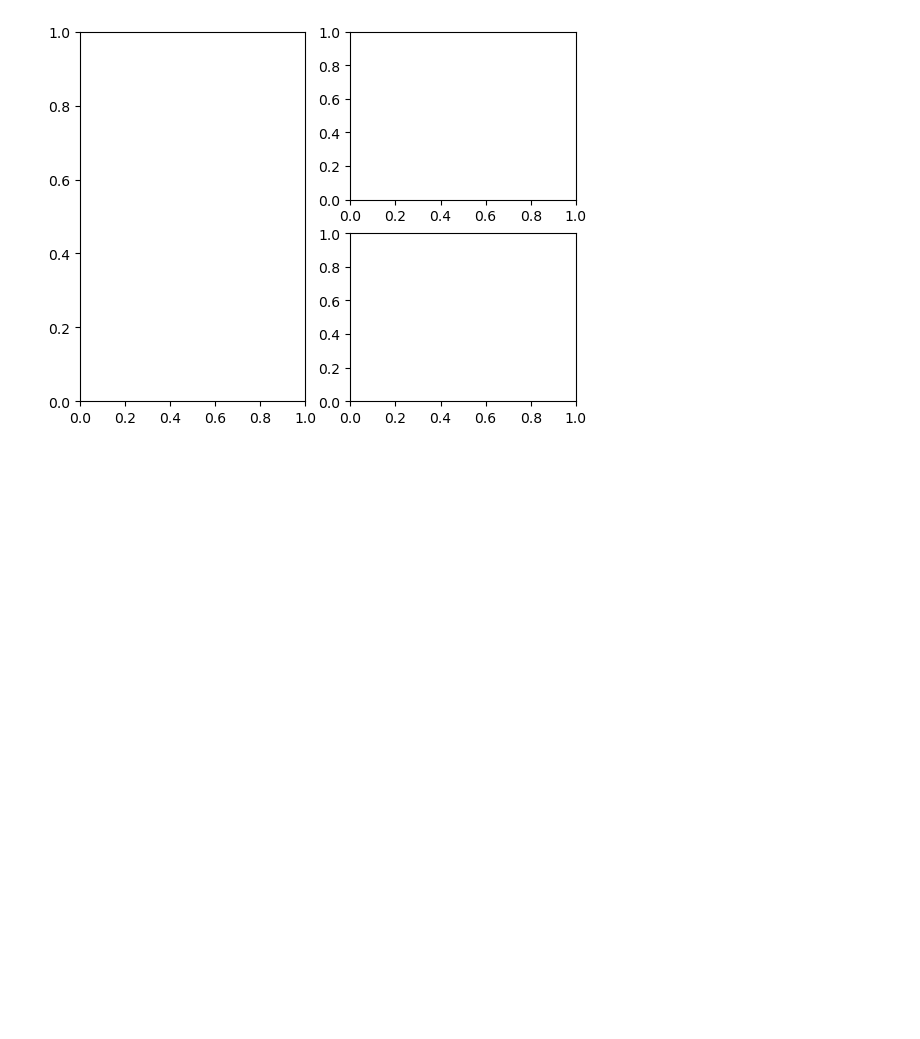
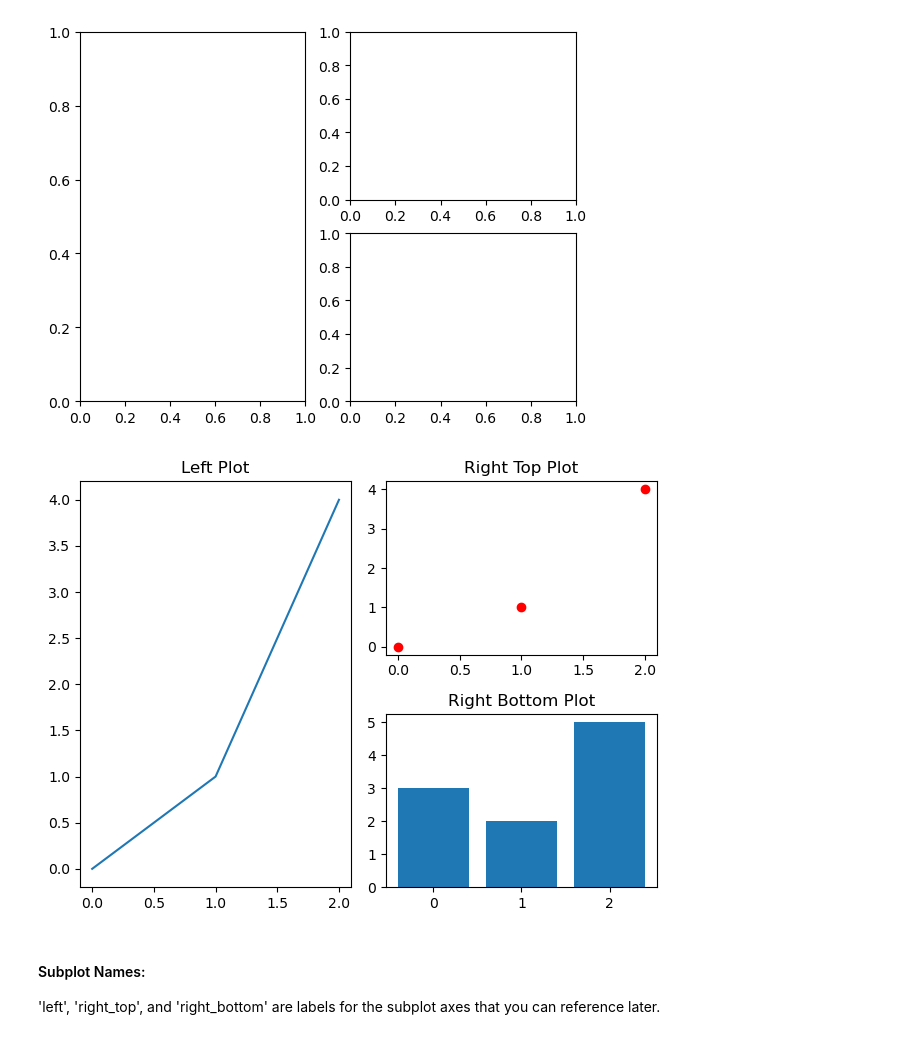
Before and after one commit to ashiknazar/ploting_with_python, a Jupyter notebook: matplotlib/2_.ipynb, the cells around one changed output. Drawn from its saved outputs; the diff is of its cells as text; code cells hidden in the pictures; blank space fills up the shorter version.

```diff
--- a/2_.ipynb
+++ b/matplotlib/2_.ipynb
@@ -24,3 +24,29 @@ fig, axs = plt.subplot_mosaic([['left', 'right_top'],
 [figure]
 [figure]
 [figure]
+# %%
+import matplotlib.pyplot as plt
+
+# Create the subplot mosaic
+fig, axs = plt.subplot_mosaic([['left', 'right_top'],
+                               ['left', 'right_bottom']])
+
+# Plot on the different axes
+axs['left'].plot([0, 1, 2], [0, 1, 4], label='Left Plot')
+axs['right_top'].scatter([0, 1, 2], [0, 1, 4], color='r', label='Right Top Plot')
+axs['right_bottom'].bar([0, 1, 2], [3, 2, 5], label='Right Bottom Plot')
+
+# Set titles
+axs['left'].set_title('Left Plot')
+axs['right_top'].set_title('Right Top Plot')
+axs['right_bottom'].set_title('Right Bottom Plot')
+
+# Display the plot
+plt.tight_layout()
+plt.show()
+# %% [output]
+[figure, added]
+# %% [markdown]
+#### Subplot Names:
+
+'left', 'right_top', and 'right_bottom' are labels for the subplot axes that you can reference later.
```
Also changed, not shown: 8 other files.
